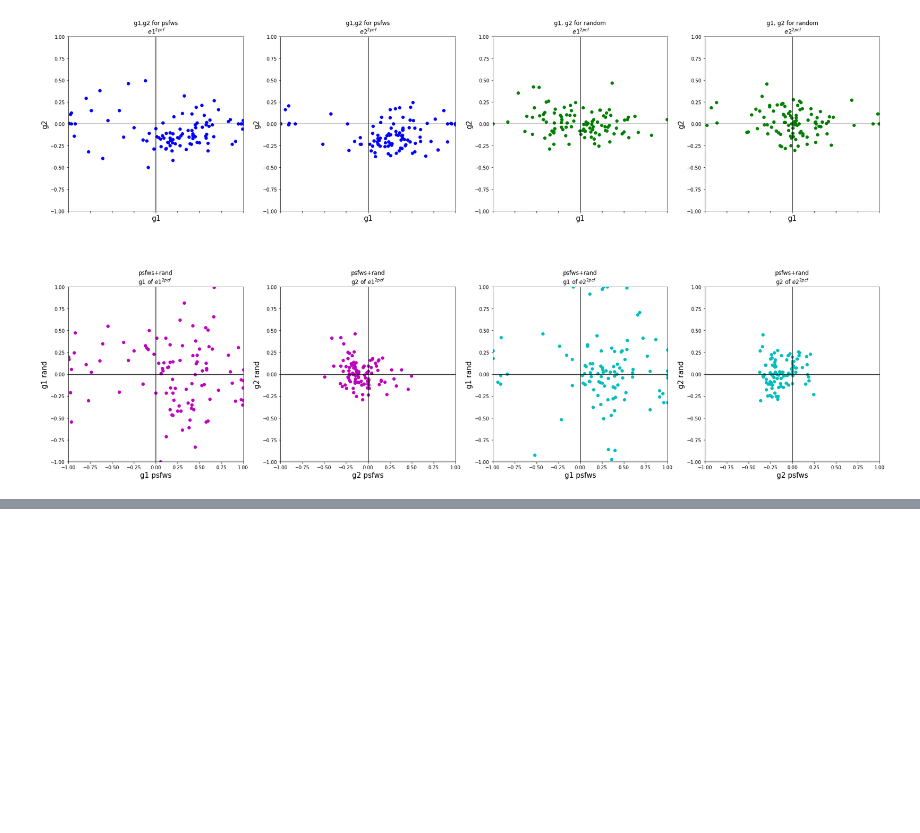
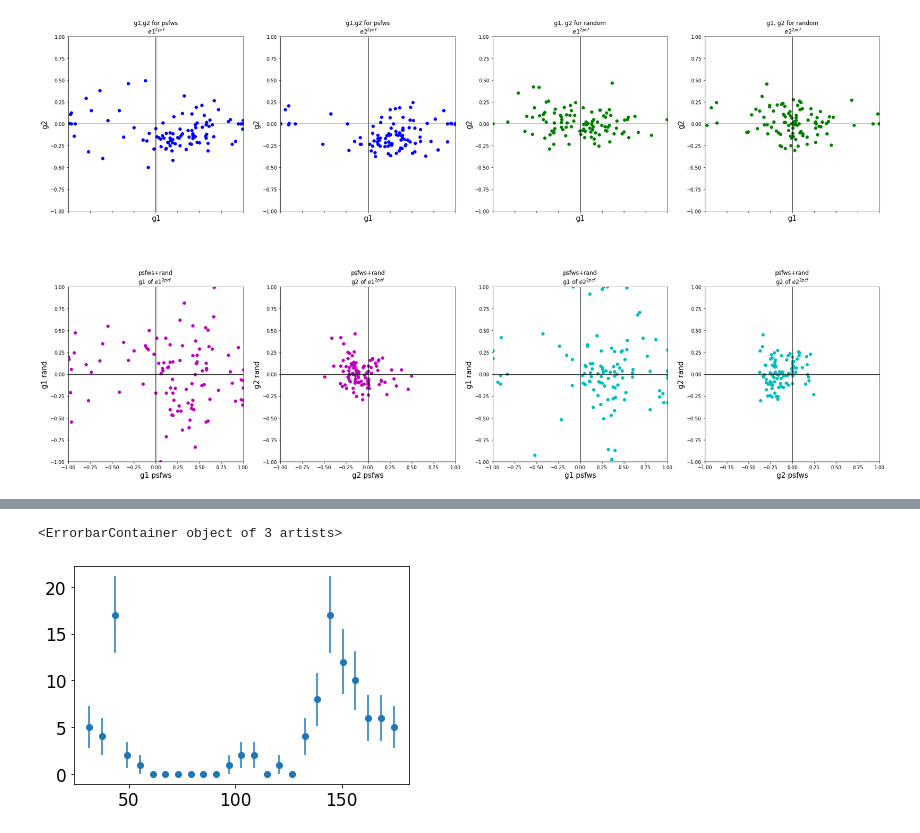
Before and after one commit to insepien/psf, a Jupyter notebook: plot_2pcf_fit.ipynb, the cells around one changed output, grey strips where cells are left out. Cells and saved outputs as stored; diff of their text form; code cells hidden in the pictures; blank space fills up the shorter version.

```diff
--- a/plot_2pcf_fit.ipynb
+++ b/plot_2pcf_fit.ipynb
@@ -172,0 +210,16 @@ fig.tight_layout()
+# %%
+y, bin_edges, _ =ax[0,1].hist(things[1], bins=binn, histtype='step', color="white")
+bin_centers = 0.5*(bin_edges[1:] + bin_edges[:-1])
+# %%
+plt.scatter(bin_centers,y)
+plt.errorbar(
+    bin_centers,
+    y,
+    yerr = y**0.5,
+    marker = '.',
+    drawstyle = 'steps-mid',
+    linestyle=""
+)
+# %% [output]
+<ErrorbarContainer object of 3 artists>
+[figure, added]
```
Also changed, not shown: parts of 1 cell of this notebook, 1 other file.
